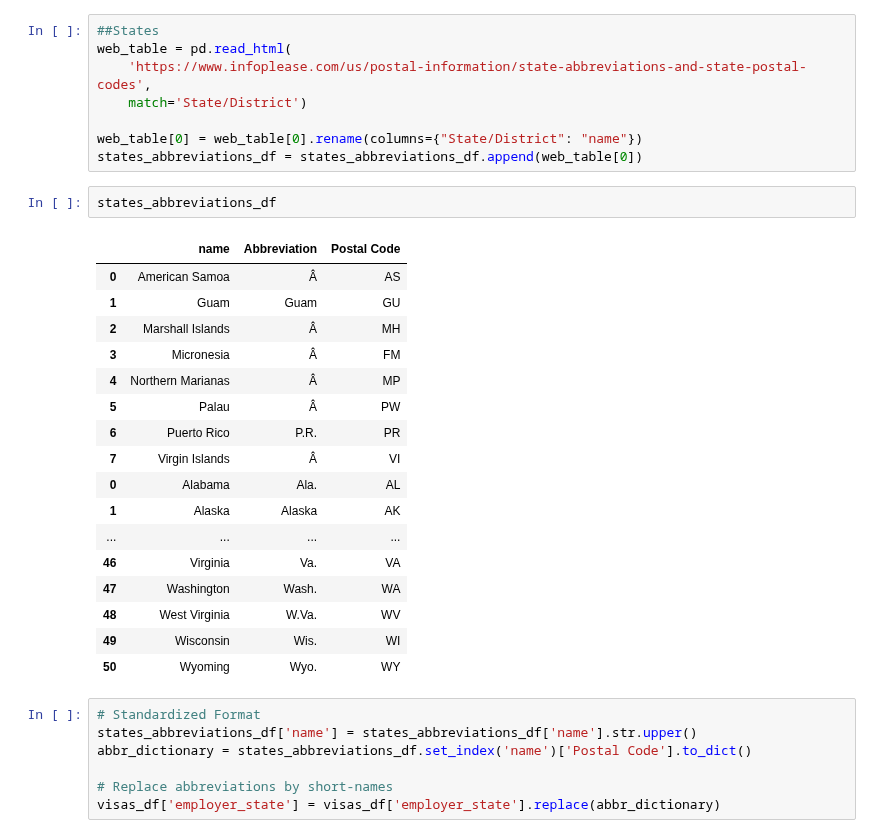
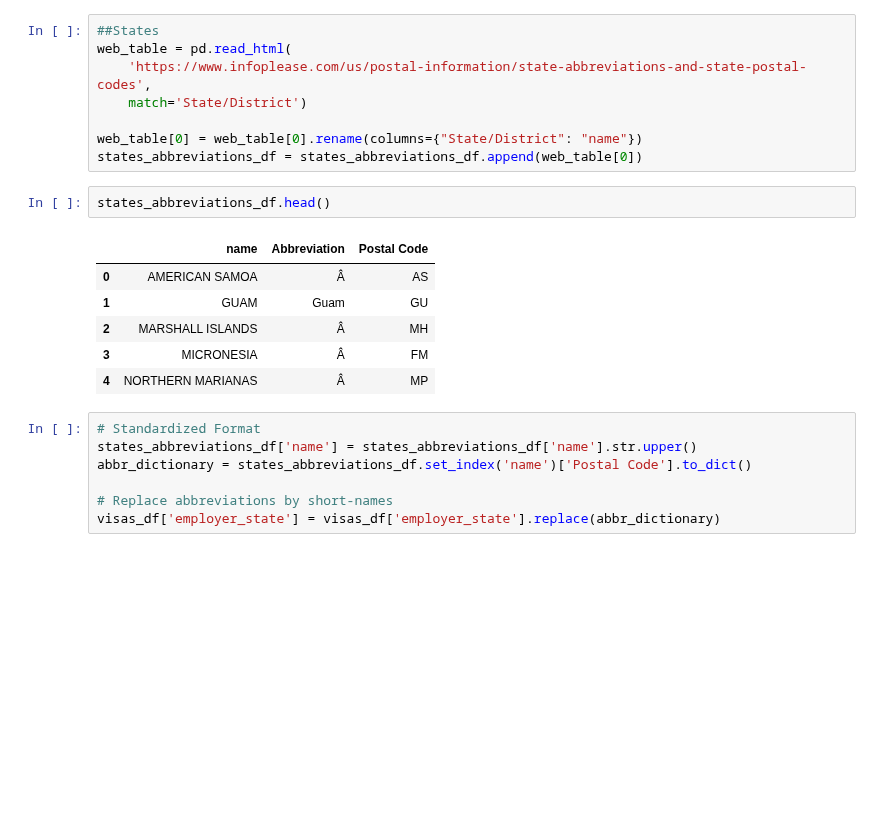
Before and after one commit to andy8001/python_visa, a Jupyter notebook: analysis/einwandererArbeitgeber.ipynb, the cells around one changed output. Drawn from its saved outputs; the diff is of its cells as text; blank space fills up the shorter version.

```diff
--- a/analysis/einwandererArbeitgeber.ipynb
+++ b/analysis/einwandererArbeitgeber.ipynb
@@ -350,25 +351,14 @@ web_table = pd.read_html(
 web_table[0] = web_table[0].rename(columns={"State/District": "name"})
 states_abbreviations_df = states_abbreviations_df.append(web_table[0])
 # %%
-states_abbreviations_df
+states_abbreviations_df.head()
 # %% [output]
 |  | name | Abbreviation | Postal Code |
-| 0 | American Samoa | Â | AS |
-| 1 | Guam | Guam | GU |
-| 2 | Marshall Islands | Â | MH |
-| 3 | Micronesia | Â | FM |
-| 4 | Northern Marianas | Â | MP |
-| 5 | Palau | Â | PW |
-| 6 | Puerto Rico | P.R. | PR |
-| 7 | Virgin Islands | Â | VI |
-| 0 | Alabama | Ala. | AL |
-| 1 | Alaska | Alaska | AK |
-| ... | ... | ... | ... |
-| 46 | Virginia | Va. | VA |
-| 47 | Washington | Wash. | WA |
-| 48 | West Virginia | W.Va. | WV |
-| 49 | Wisconsin | Wis. | WI |
-| 50 | Wyoming | Wyo. | WY |
+| 0 | AMERICAN SAMOA | Â | AS |
+| 1 | GUAM | Guam | GU |
+| 2 | MARSHALL ISLANDS | Â | MH |
+| 3 | MICRONESIA | Â | FM |
+| 4 | NORTHERN MARIANAS | Â | MP |
 # %%
 # Standardized Format
 states_abbreviations_df['name'] = states_abbreviations_df['name'].str.upper()
```
Also changed, not shown: parts of 6 cells of this notebook.
